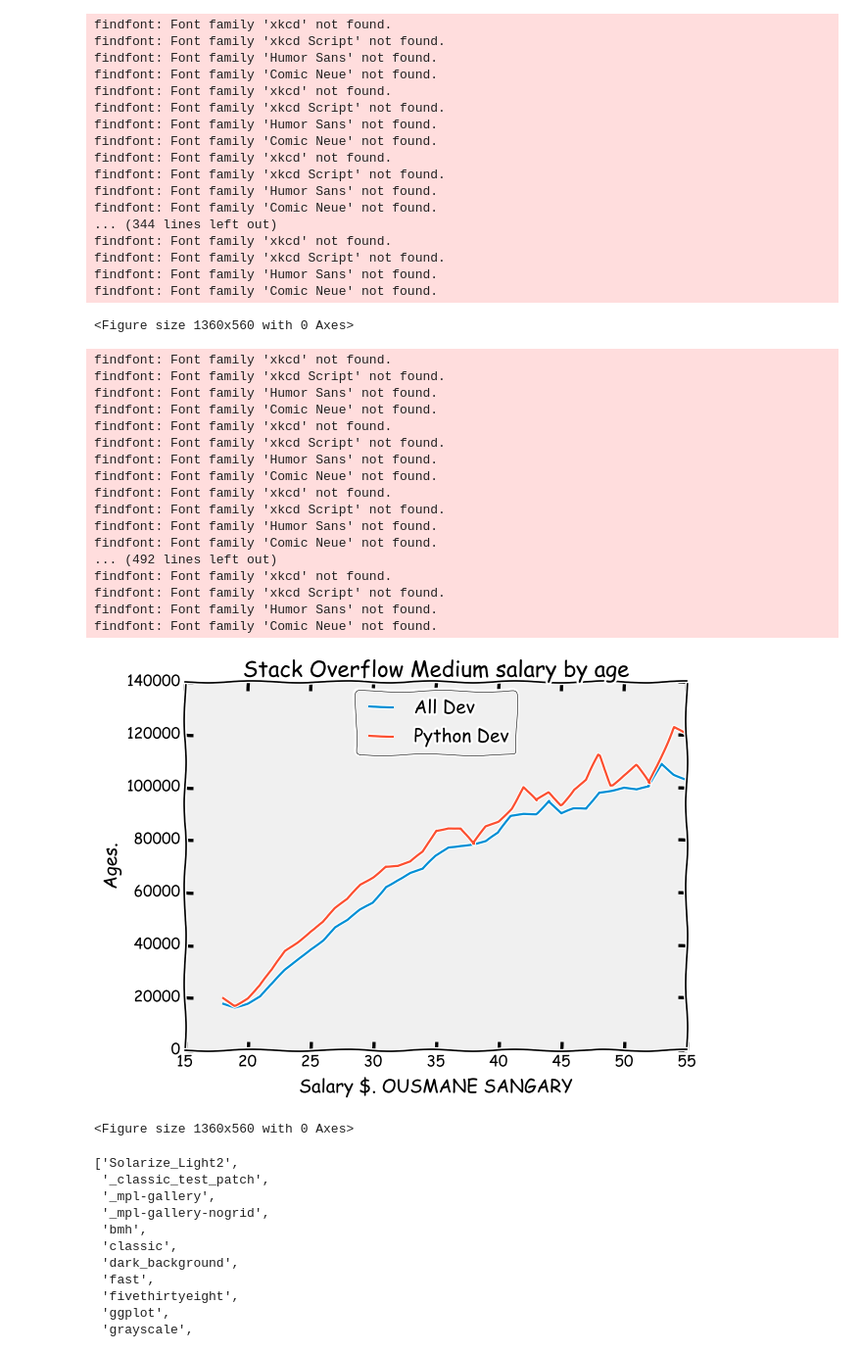
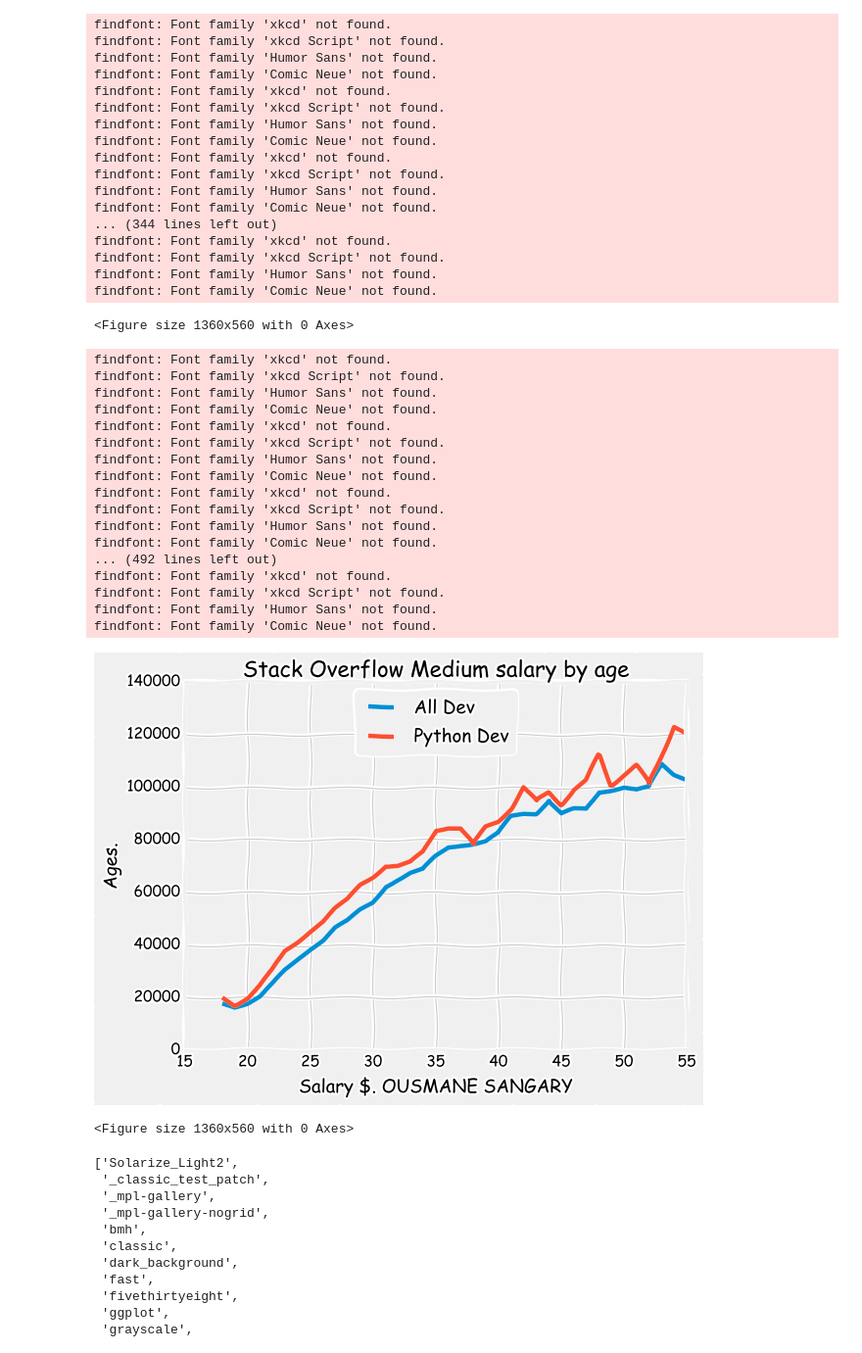
Before and after one commit to sangaryousmane/road_to_datascience, a Jupyter notebook: python-basics/ds-from-scratch/survey.ipynb, the cells around one changed output. Shown: that part at 98% size. Cells and saved outputs as stored; diff of their text form; code cells hidden in the pictures.

```diff
--- a/python-basics/ds-from-scratch/survey.ipynb
+++ b/python-basics/ds-from-scratch/survey.ipynb
@@ -11,10 +11,10 @@ dev_y = [17784, 16500, 18012, 20628, 25206, 30252, 34368, 38496, 42000, 46752, 4
          78000, 78508, 79536, 82488, 88935, 90000, 90056, 95000, 90000, 91633, 91660, 98150, 98964, 100000, 98988, 100000, 108923, 105000, 103117]
 
 # Dark background
-# plt.style.use('fivethirtyeight')
+plt.style.use('fivethirtyeight')
 
 # Use the xkcd styling
-plt.xkcd()
+# plt.xkcd()
 # Title
 plt.title("Stack Overflow Medium salary by age")
 # Plot the two
@@ -37,34 +37,34 @@ findfont: Font family 'xkcd' not found.
 findfont: Font family 'xkcd Script' not found.
 findfont: Font family 'Humor Sans' not found.
 findfont: Font family 'Comic Neue' not found.
 findfont: Font family 'xkcd' not found.
 findfont: Font family 'xkcd Script' not found.
 findfont: Font family 'Humor Sans' not found.
 findfont: Font family 'Comic Neue' not found.
 ... (344 lines left out)
 findfont: Font family 'xkcd' not found.
 findfont: Font family 'xkcd Script' not found.
 findfont: Font family 'Humor Sans' not found.
 findfont: Font family 'Comic Neue' not found.
 <Figure size 1360x560 with 0 Axes>
 findfont: Font family 'xkcd' not found.
 findfont: Font family 'xkcd Script' not found.
 findfont: Font family 'Humor Sans' not found.
 findfont: Font family 'Comic Neue' not found.
 findfont: Font family 'xkcd' not found.
 findfont: Font family 'xkcd Script' not found.
 findfont: Font family 'Humor Sans' not found.
 findfont: Font family 'Comic Neue' not found.
 findfont: Font family 'xkcd' not found.
 findfont: Font family 'xkcd Script' not found.
 findfont: Font family 'Humor Sans' not found.
 findfont: Font family 'Comic Neue' not found.
 ... (492 lines left out)
 findfont: Font family 'xkcd' not found.
 findfont: Font family 'xkcd Script' not found.
 findfont: Font family 'Humor Sans' not found.
 findfont: Font family 'Comic Neue' not found.
-[figure, old version]
+[figure, new version]
 <Figure size 1360x560 with 0 Axes>
 # %%
 # plt.style.available
```
Also changed, not shown: parts of 1 cell of this notebook, 1 other file.
